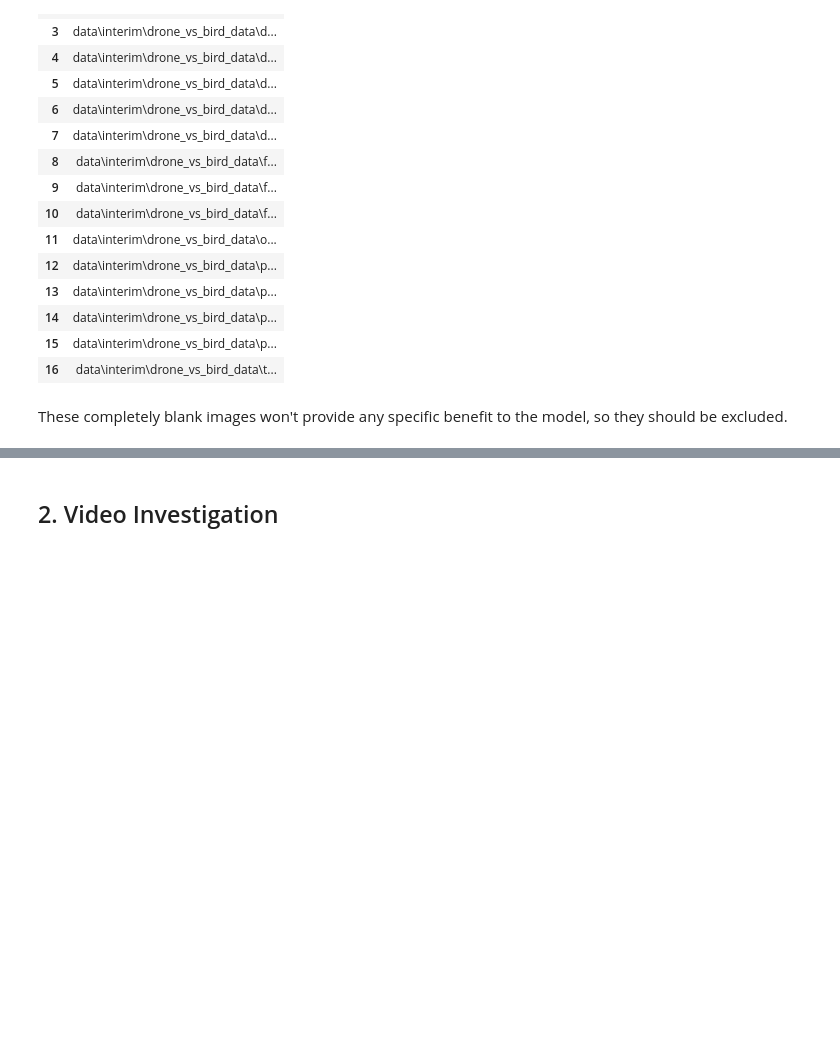
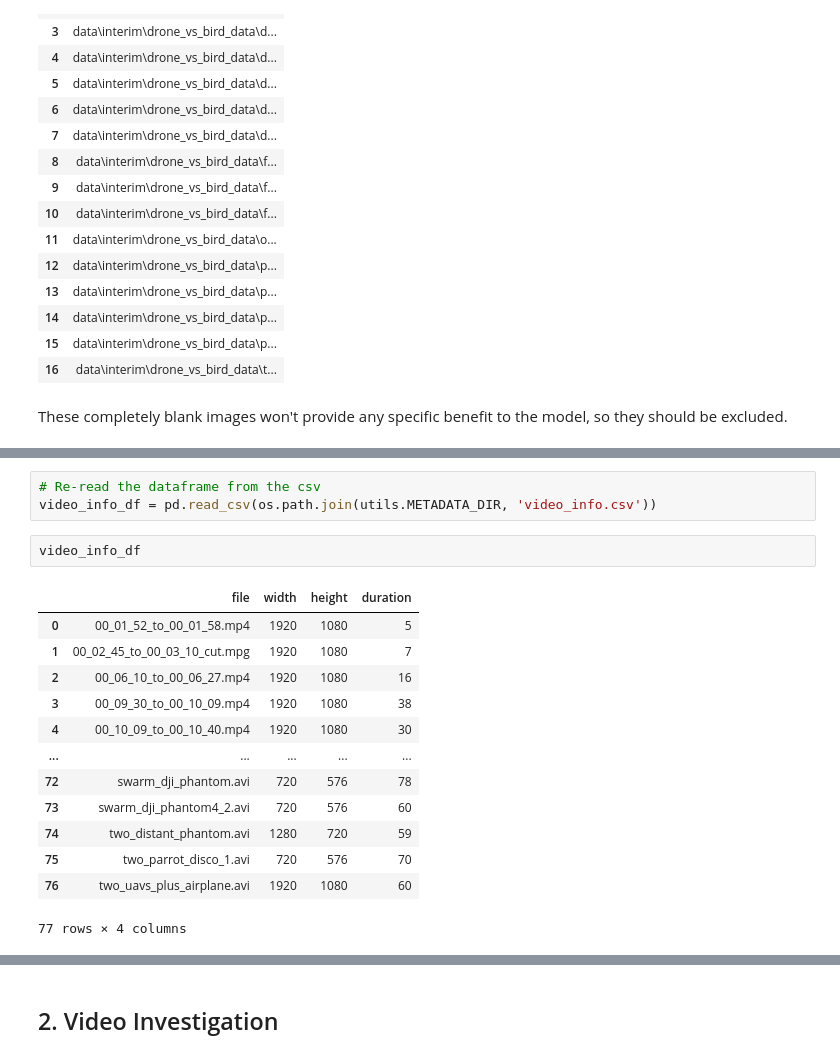
Before and after one commit to amswanson333/synthetic-data-for-object-detection, a Jupyter notebook: 2_data_exploration.ipynb, the cells around one changed output, grey strips where cells are left out. Saved outputs shown, nothing was run; the diff lists cells and outputs as text; blank space fills up the shorter version.

Commit message:
added some video information exploration

```diff
--- a/2_data_exploration.ipynb
+++ b/2_data_exploration.ipynb
@@ -112,0 +141,19 @@ These completely blank images won't provide any specific benefit to the model, s
+# %%
+# Re-read the dataframe from the csv
+video_info_df = pd.read_csv(os.path.join(utils.METADATA_DIR, 'video_info.csv'))
+# %%
+video_info_df
+# %% [output]
+|  | file | width | height | duration |
+| 0 | 00_01_52_to_00_01_58.mp4 | 1920 | 1080 | 5 |
+| 1 | 00_02_45_to_00_03_10_cut.mpg | 1920 | 1080 | 7 |
+| 2 | 00_06_10_to_00_06_27.mp4 | 1920 | 1080 | 16 |
+| 3 | 00_09_30_to_00_10_09.mp4 | 1920 | 1080 | 38 |
+| 4 | 00_10_09_to_00_10_40.mp4 | 1920 | 1080 | 30 |
+| ... | ... | ... | ... | ... |
+| 72 | swarm_dji_phantom.avi | 720 | 576 | 78 |
+| 73 | swarm_dji_phantom4_2.avi | 720 | 576 | 60 |
+| 74 | two_distant_phantom.avi | 1280 | 720 | 59 |
+| 75 | two_parrot_disco_1.avi | 720 | 576 | 70 |
+| 76 | two_uavs_plus_airplane.avi | 1920 | 1080 | 60 |
+77 rows × 4 columns
```
Also changed, not shown: parts of 14 cells of this notebook.
